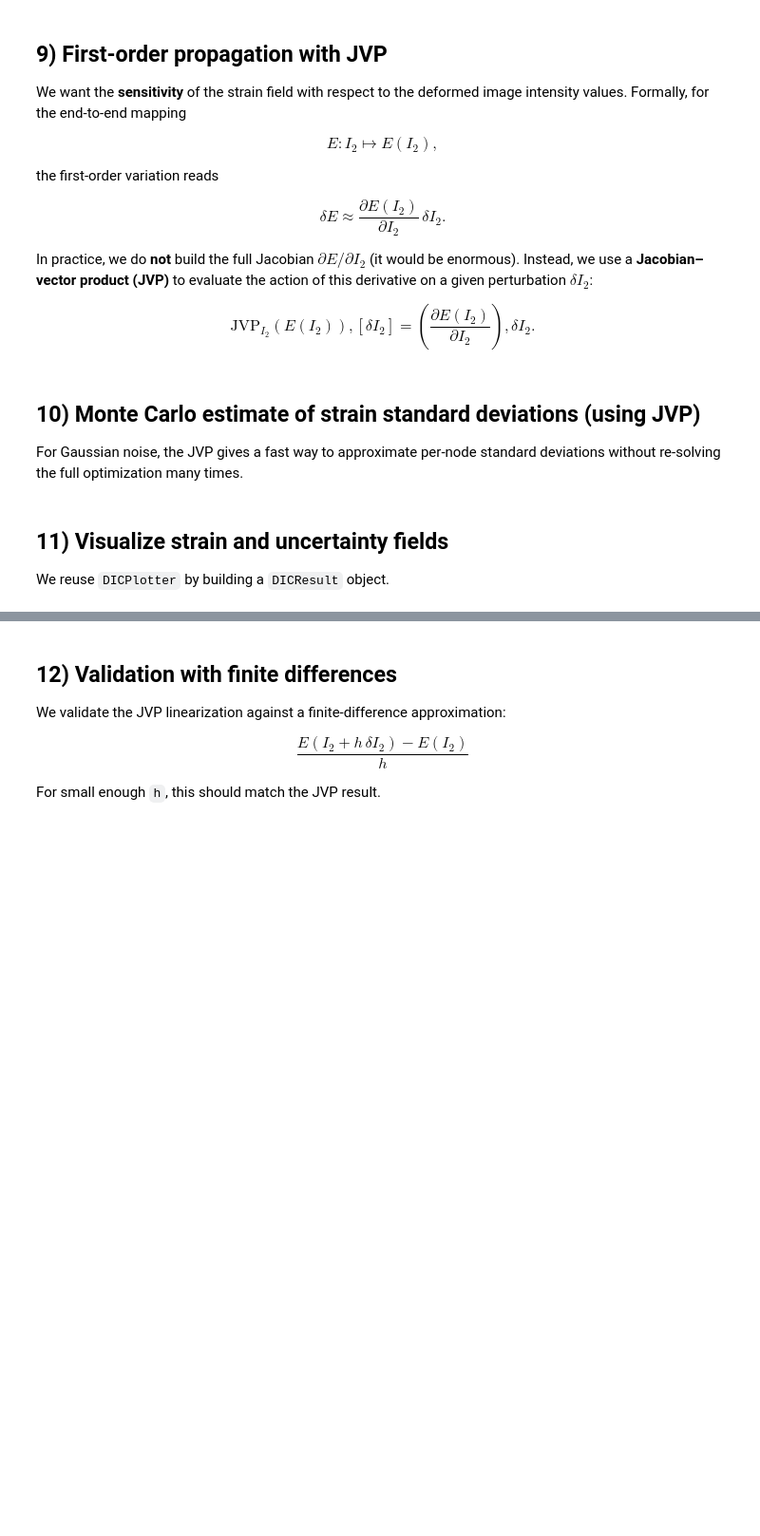
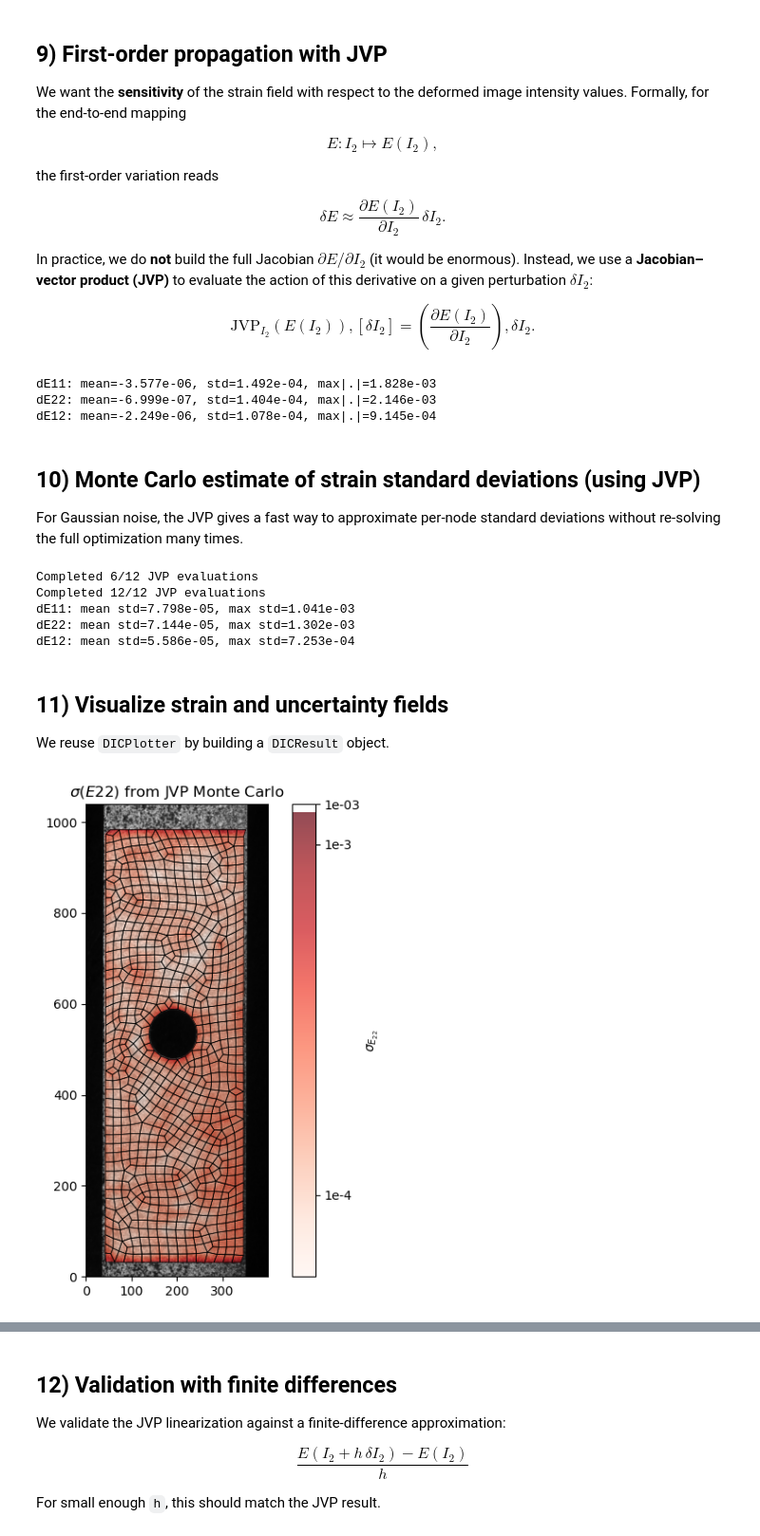
Before and after one commit to EmileRouxSMB/D2IC, a Jupyter notebook: doc/11_Advanced_Use_Uncertainty_Propagation.ipynb, the cells around one changed output, grey strips where cells are left out. Shown at 95% size. Drawn from its saved outputs; the diff is of its cells as text; code cells hidden in the pictures; blank space fills up the shorter version.

```diff
--- a/doc/11_Advanced_Use_Uncertainty_Propagation.ipynb
+++ b/doc/11_Advanced_Use_Uncertainty_Propagation.ipynb
@@ -105,7 +110,7 @@ We generate a quadrilateral mesh with the Gmsh-based pipeline:
 This returns `(mesh, assets)` where `assets` already contains node-neighborhood tables (needed for strain LSQ).
 We then build pixel assets from the reference image, which are required by the global CG solver.
 # %%
-MESH_ELEMENT_SIZE_PX = 20.0  # increase to speed up (fewer nodes), decrease for higher spatial resolution
+MESH_ELEMENT_SIZE_PX = 15.0  # increase to speed up (fewer nodes), decrease for higher spatial resolution
 BINNING = 1
 
 mesh, assets = mask_to_mesh_assets_gmsh(
@@ -137,12 +146,12 @@ This is the recommended entry point for everyday DIC usage:
 ENABLE_INIT = True
 CG_MAX_ITERS = 150
 CG_TOL = 1e-3
-ALPHA_REG = 1e-2
+REG_STRENGTH = 1e-2
 INTERPOLATION = 'cubic'
 
 LOCAL_REFINEMENT_SWEEPS = 0  # set >0 to enable local refinement
 LOCAL_LAM = 0.1
-LOCAL_ALPHA_REG = 1.0
+LOCAL_REG_STRENGTH = 1.0
 LOCAL_MAX_STEP = 0.2
 LOCAL_OMEGA = 0.5
 
@@ -150,7 +159,7 @@ init_cfg = InitMotionConfig(win=41, search=24)
 mesh_cfg = MeshDICConfig(
     max_iters=CG_MAX_ITERS,
     tol=CG_TOL,
-    reg_strength=ALPHA_REG,
+    reg_strength=REG_STRENGTH,
     strain_gauge_length=40.0,
 )
 
@@ -177,7 +191,7 @@ if LOCAL_REFINEMENT_SWEEPS > 0:
     local_cfg = MeshDICConfig(
         max_iters=LOCAL_REFINEMENT_SWEEPS,
         tol=CG_TOL,
-        reg_strength=LOCAL_ALPHA_REG,
+        reg_strength=LOCAL_REG_STRENGTH,
         strain_gauge_length=40.0,
     )
     local_solver = LocalGaussNewtonSolver(
@@ -284,7 +301,7 @@ node_neighbor_degree = jnp.asarray(pix.node_neighbor_degree)
 node_neighbor_weight = jnp.asarray(pix.node_neighbor_weight)
 node_reg_weight = jnp.asarray(pix.node_reg_weight)
 
-alpha_reg = float(ALPHA_REG)
+reg_strength = float(REG_STRENGTH)
 
 # Use the high-level result as a warm-start (optional)
 disp0 = jnp.asarray(result_hl.u_nodal)
@@ -313,11 +330,12 @@ def solve_u(im2: jnp.ndarray) -> jnp.ndarray:
         node_neighbor_degree,
         node_neighbor_weight,
         node_reg_weight,
-        alpha_reg,
+        reg_strength,
         int(MAX_ITERS_DERIV),
         float(TOL_DERIV),
         INTERPOLATION,
         False,
+        log_cg=False,
     )
     # n_iter is returned for diagnostics (ignored by the JVP path)
     return disp_sol
@@ -356,7 +374,7 @@ _, _hist_tol, n_iter_tol = _cg_solve(
     node_neighbor_degree,
     node_neighbor_weight,
     node_reg_weight,
-    alpha_reg,
+    reg_strength,
     int(CG_MAX_ITERS),
     float(CG_TOL),
     INTERPOLATION,
@@ -466,9 +497,13 @@ delta_I2 = sample_image_noise(jvp_key)
 _, delta_E = jax.jvp(end_to_end_strain, (im2_ref,), (delta_I2,))  # (Nnodes, 3)
 
 delta_E_np = np.asarray(delta_E)
-for name, comp in zip(['E11', 'E22', 'E12'], range(3)):
+for name, comp in zip(['dE11', 'dE22', 'dE12'], range(3)):
     vals = delta_E_np[:, comp]
     print(f'{name}: mean={vals.mean():.3e}, std={vals.std():.3e}, max|.|={np.max(np.abs(vals)):.3e}')
+# %% [output]
+dE11: mean=-3.577e-06, std=1.492e-04, max|.|=1.828e-03
+dE22: mean=-6.999e-07, std=1.404e-04, max|.|=2.146e-03
+dE12: mean=-2.249e-06, std=1.078e-04, max|.|=9.145e-04
 # %% [markdown]
 ## 10) Monte Carlo estimate of strain standard deviations (using JVP)
 
@@ -491,9 +526,15 @@ samples = jnp.stack(samples, axis=0)  # (n_mc, Nnodes, 3)
 std_E = jnp.sqrt(jnp.mean(samples ** 2, axis=0))  # (Nnodes, 3)
 std_E_np = np.asarray(std_E)
 
-for name, comp in zip(['E11', 'E22', 'E12'], range(3)):
+for name, comp in zip(['dE11', 'dE22', 'dE12'], range(3)):
     vals = std_E_np[:, comp]
     print(f'{name}: mean std={vals.mean():.3e}, max std={np.max(vals):.3e}')
+# %% [output]
+Completed 6/12 JVP evaluations
+Completed 12/12 JVP evaluations
+dE11: mean std=7.798e-05, max std=1.041e-03
+dE22: mean std=7.144e-05, max std=1.302e-03
+dE12: mean std=5.586e-05, max std=7.253e-04
 # %% [markdown]
 ## 11) Visualize strain and uncertainty fields
 
@@ -501,26 +542,35 @@ We reuse `DICPlotter` by building a `DICResult` object.
 # %%
 # Plot a log-scaled uncertainty map without relying on Matplotlib log Colorbar plumbing.
 # We plot log10(sigma) (values in decades) and relabel ticks as 1e-4, 1e-3, ...
 
 std_eps = 1e-12
 std_E_clipped = np.maximum(std_E_np, std_eps)
 std_log10 = np.log10(std_E_clipped)
 
+# Store the uncertainty fields as user-defined nodal scalars.
 result_std = DICResult(
     u_nodal=jnp.asarray(u_kernel),
-    strain=jnp.asarray(std_log10),
+    strain=jnp.asarray(E_kernel),
     diagnostics=DICDiagnostics(info={'source': 'jvp_std_log10'}),
+    fields={
+        'sigma_e11': jnp.asarray(std_log10[:, 0]),
+        'sigma_e22': jnp.asarray(std_log10[:, 1]),
+        'sigma_e12': jnp.asarray(std_log10[:, 2]),
+    },
 )
 plotter_std = DICPlotter(result=result_std, mesh=mesh, def_image=im_def, ref_image=im_ref, project_on_deformed='fast')
 
-fig, ax = plotter_std.plot('e22', image_alpha=0.7, plotmesh=True, cmap='Reds')
-ax.set_title(r'log$_{10}$ σ(E22) from JVP Monte Carlo')
+fig, ax = plotter_std.plot(r'$\sigma_{E_{22}}$', image_alpha=0.7, plotmesh=True, cmap='Reds')
+ax.set_title(r'$\sigma(E22)$ from JVP Monte Carlo')
 
 # Access the Colorbar created by DICPlotter.
 cbar = plotter_std._colorbar
 if cbar is not None:
-    cbar.set_ticks([-4, -3, jnp.max(std_log10)])
-    cbar.set_ticklabels([ '1e-4', '1e-3', ' '])
+    vmax = float(np.max(std_log10[:, 1]))
+    cbar.set_ticks([-4, -3, vmax])
+    cbar.set_ticklabels(['1e-4', '1e-3', f'{10**vmax:.0e}'])
 
 plt.tight_layout()
 plt.show()
+# %% [output]
+[figure, added]
```
Also changed, not shown: parts of 13 cells of this notebook, 13 other files.
